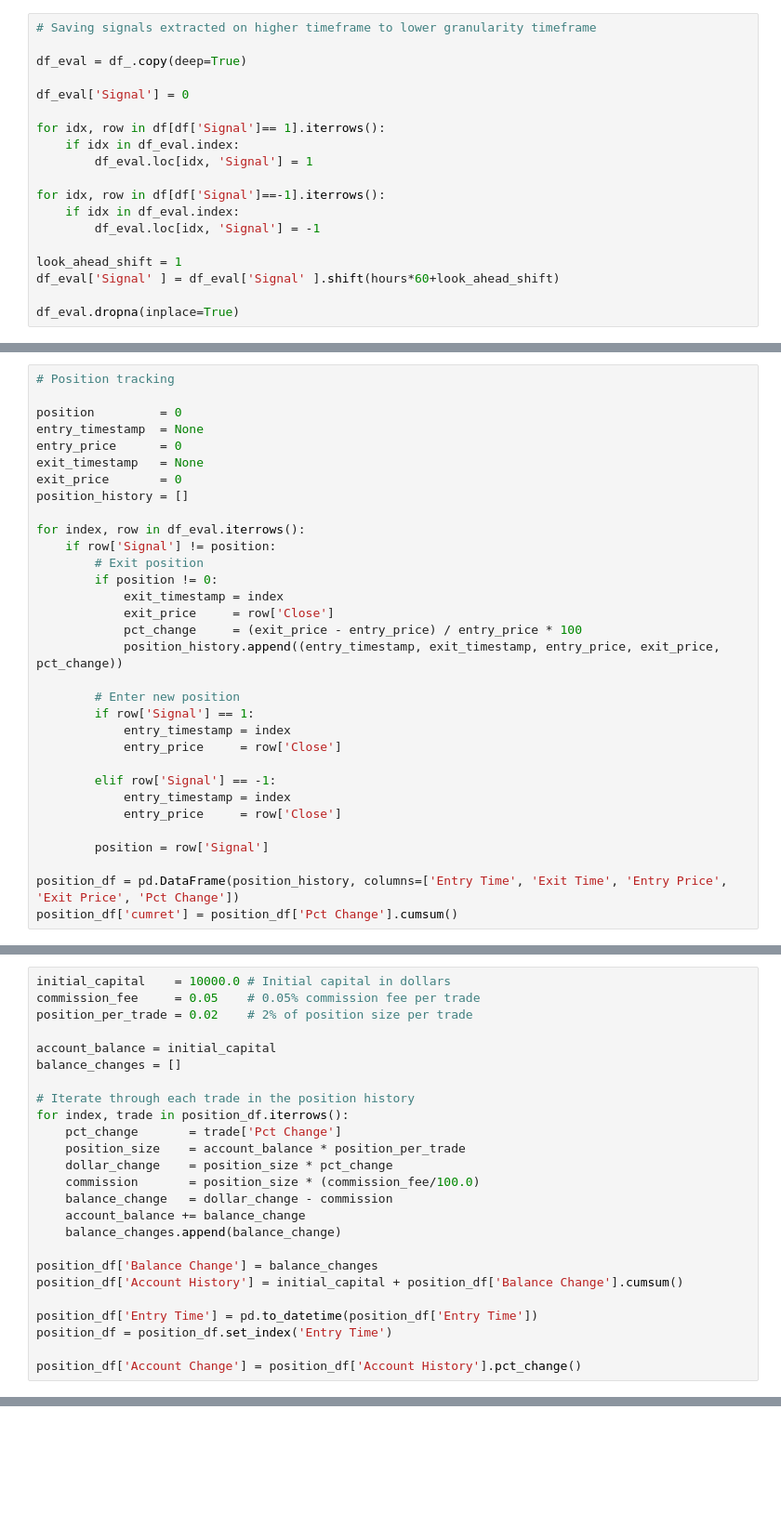
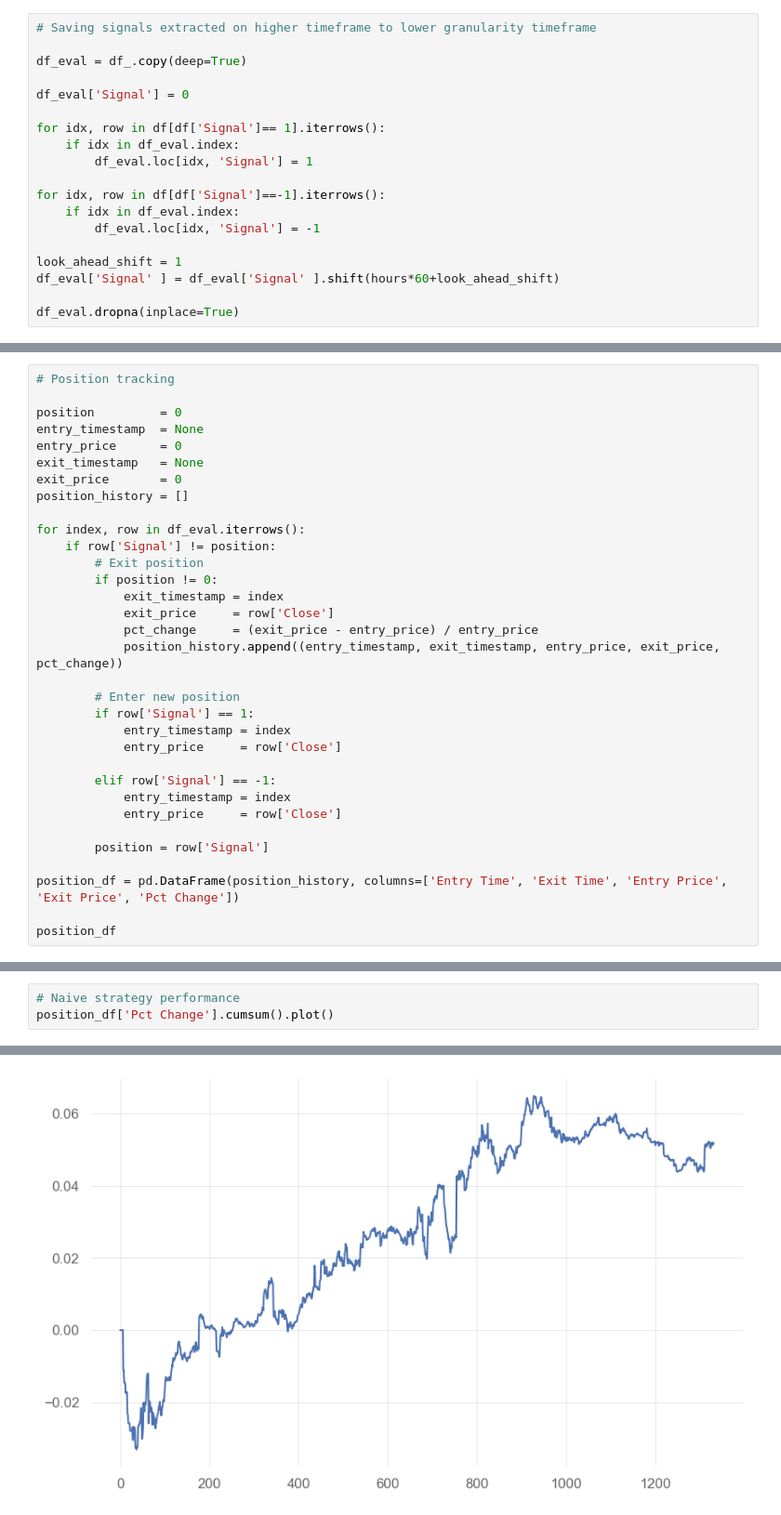
Before and after one commit to sharavsambuu/trading-cost-analysis, a Jupyter notebook: btcspot_macross_backtesting_1m.ipynb, the cells around one changed output, grey strips where cells are left out. Shown at 93% size. Cells and saved outputs as stored; diff of their text form; blank space fills up the shorter version.

Commit message:
tried to apply transaction fee to 1m level backtesting, seems like some bug in the position tracking implementation.

```diff
--- a/btcspot_macross_backtesting_1m.ipynb
+++ b/btcspot_macross_backtesting_1m.ipynb
@@ -145,7 +139,7 @@ for index, row in df_eval.iterrows():
         if position != 0:
             exit_timestamp = index
             exit_price     = row['Close']
-            pct_change     = (exit_price - entry_price) / entry_price * 100
+            pct_change     = (exit_price - entry_price) / entry_price
             position_history.append((entry_timestamp, exit_timestamp, entry_price, exit_price, pct_change))
 
         # Enter new position
@@ -160,4 +154,5 @@ for index, row in df_eval.iterrows():
         position = row['Signal']
 
 position_df = pd.DataFrame(position_history, columns=['Entry Time', 'Exit Time', 'Entry Price', 'Exit Price', 'Pct Change'])
-position_df['cumret'] = position_df['Pct Change'].cumsum()
+
+position_df
@@ -164,25 +173,4 @@ position_df['cumret'] = position_df['Pct Change'].cumsum()
-# %%
-initial_capital    = 10000.0 # Initial capital in dollars
-commission_fee     = 0.05    # 0.05% commission fee per trade
-position_per_trade = 0.02    # 2% of position size per trade
-
-account_balance = initial_capital
-balance_changes = []
-
-# Iterate through each trade in the position history
-for index, trade in position_df.iterrows():
-    pct_change       = trade['Pct Change']
-    position_size    = account_balance * position_per_trade
-    dollar_change    = position_size * pct_change
-    commission       = position_size * (commission_fee/100.0)
-    balance_change   = dollar_change - commission
-    account_balance += balance_change
-    balance_changes.append(balance_change)
-
-position_df['Balance Change'] = balance_changes
-position_df['Account History'] = initial_capital + position_df['Balance Change'].cumsum()
-
-position_df['Entry Time'] = pd.to_datetime(position_df['Entry Time'])
-position_df = position_df.set_index('Entry Time')
-
-position_df['Account Change'] = position_df['Account History'].pct_change()
+# %%
+# Naive strategy performance
+position_df['Pct Change'].cumsum().plot()
+# %% [output]
@@ -188,0 +178 @@ position_df['Account Change'] = position_df['Account History'].pct_change()
+[figure, added]
```
Also changed, not shown: parts of 19 cells of this notebook, 1 other file.
